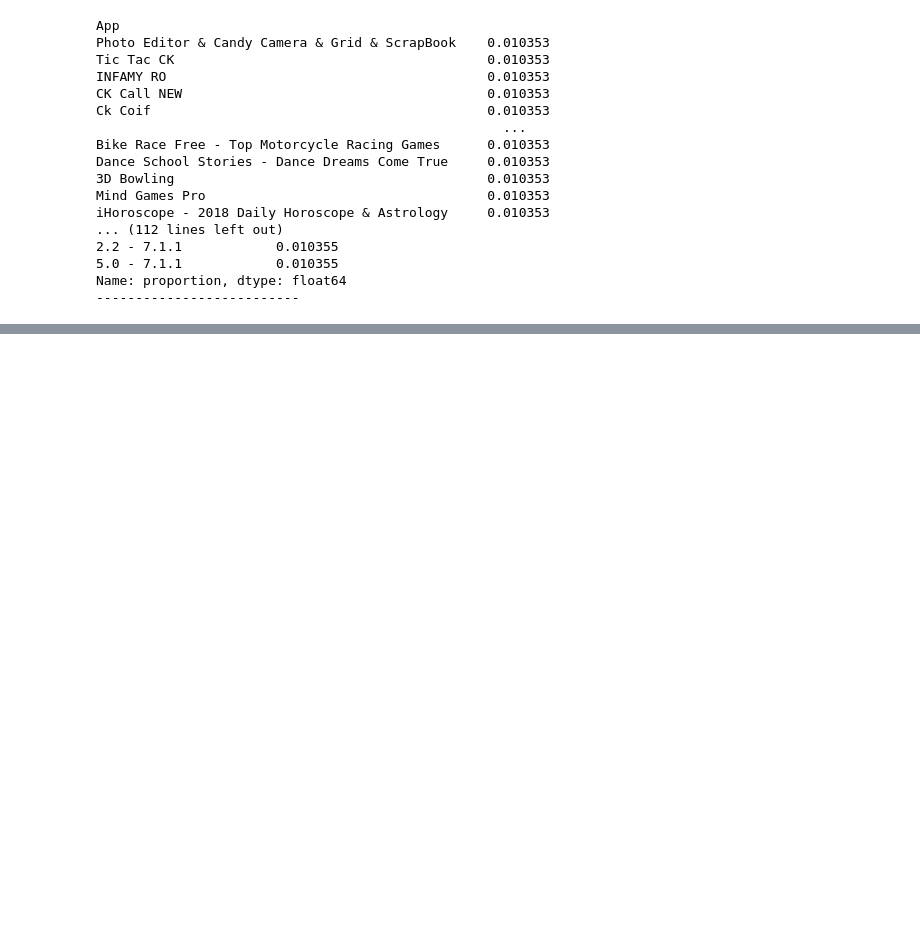
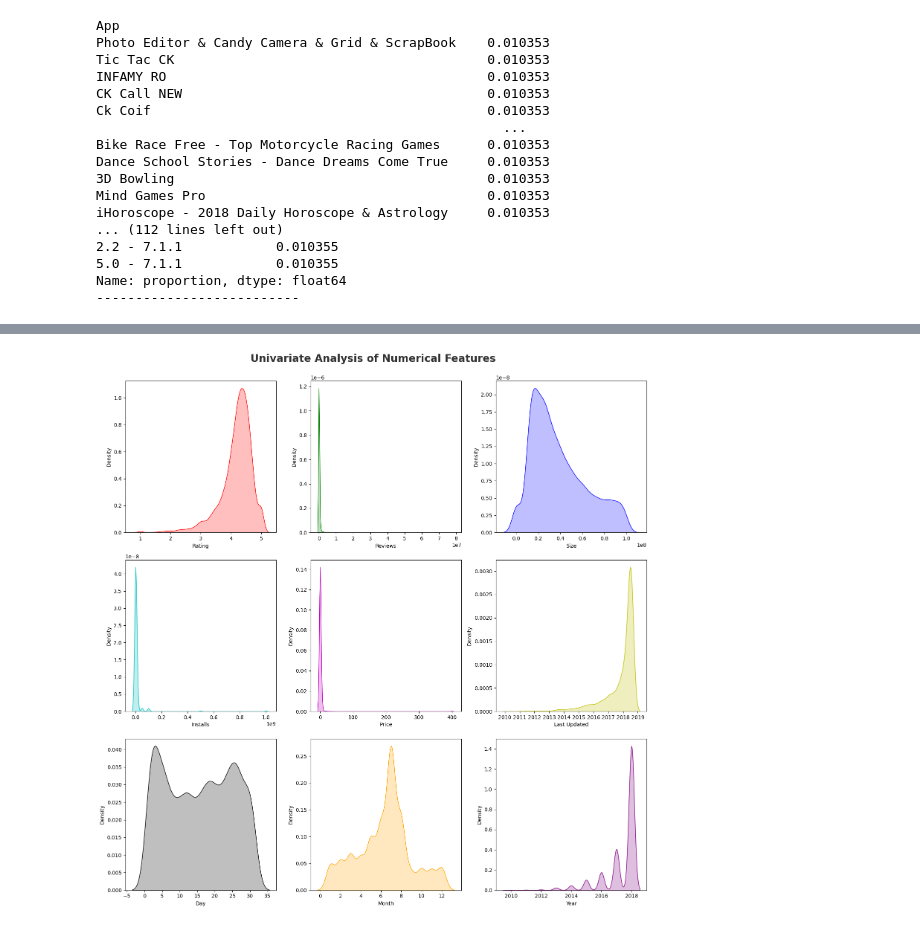
Before and after one commit to pbirthal/DataScience-Portfolio, a Jupyter notebook: Project_5_EDA_FE_Playstore/Google_Playstore_data.ipynb, the cells around one changed output, grey strips where cells are left out. Drawn from its saved outputs; the diff is of its cells as text; code cells hidden in the pictures; blank space fills up the shorter version.

```diff
--- a/Project_5_EDA_FE_Playstore/Google_Playstore_data.ipynb
+++ b/Project_5_EDA_FE_Playstore/Google_Playstore_data.ipynb
@@ -400,0 +417,16 @@ Name: proportion, dtype: float64
+# %%
+# Univariate Analysis of Numerical Features
+# This cell creates a figure with KDE plots for all numeric features
+# KDE plots show the distribution of each numeric variable
+
+plt.figure(figsize = (15,15))
+plt.suptitle('Univariate Analysis of Numerical Features', fontweight = 'bold',  fontsize = 20 , alpha = 0.8 , y= 1)
+colors = ['r', 'g', 'b', 'c', 'm', 'y', 'k', 'orange', 'purple']
+
+for i in range(0, len(numeric_features)):
+    plt.subplot(3,3,i+1)
+    sns.kdeplot(x = df1[numeric_features[i]],shade = True , color = colors[i % len(colors)])
+    plt.xlabel(numeric_features[i])
+    plt.tight_layout()
+# %% [output]
+[figure, added]
```
Also changed, not shown: parts of 20 cells of this notebook, 1 other file.
